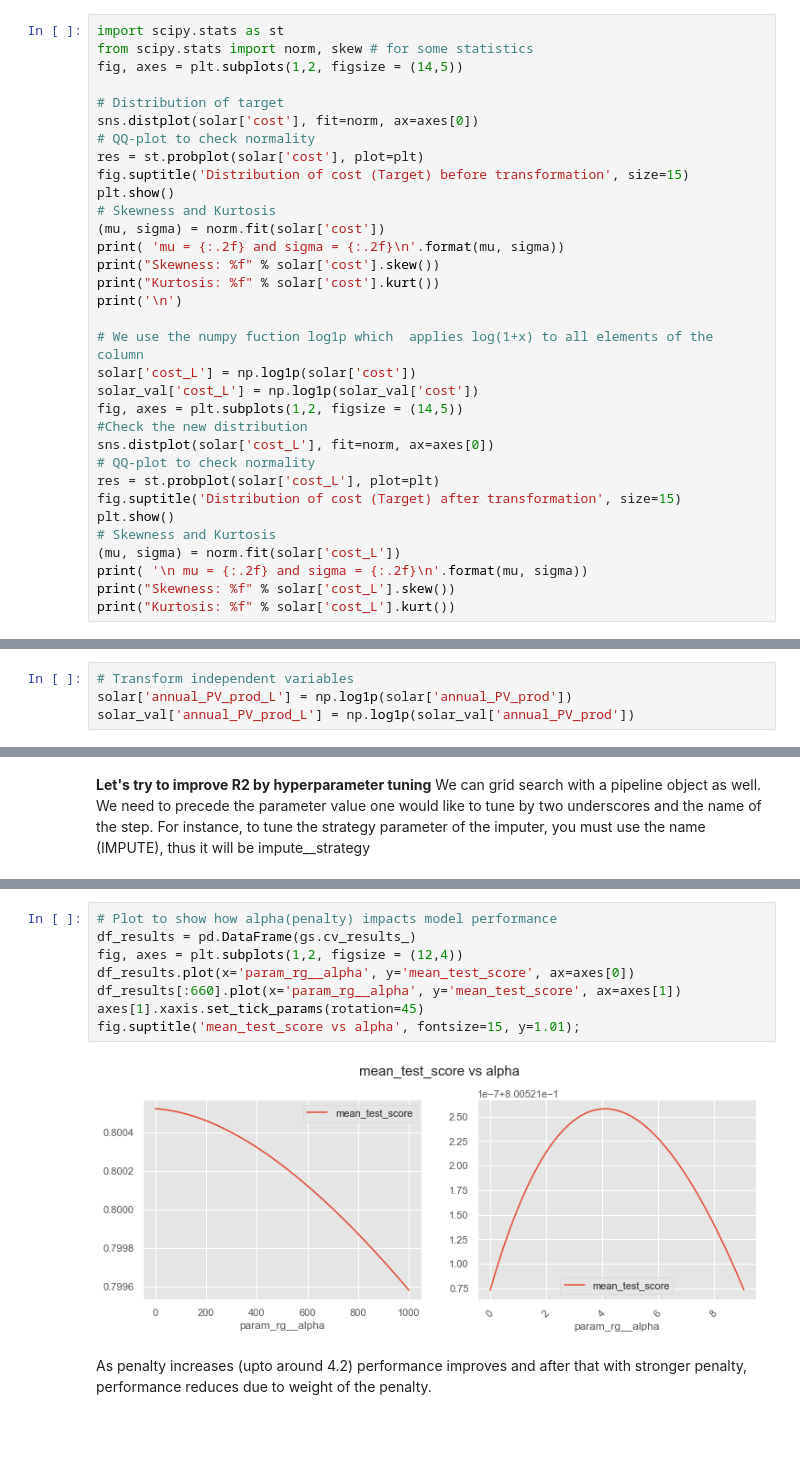
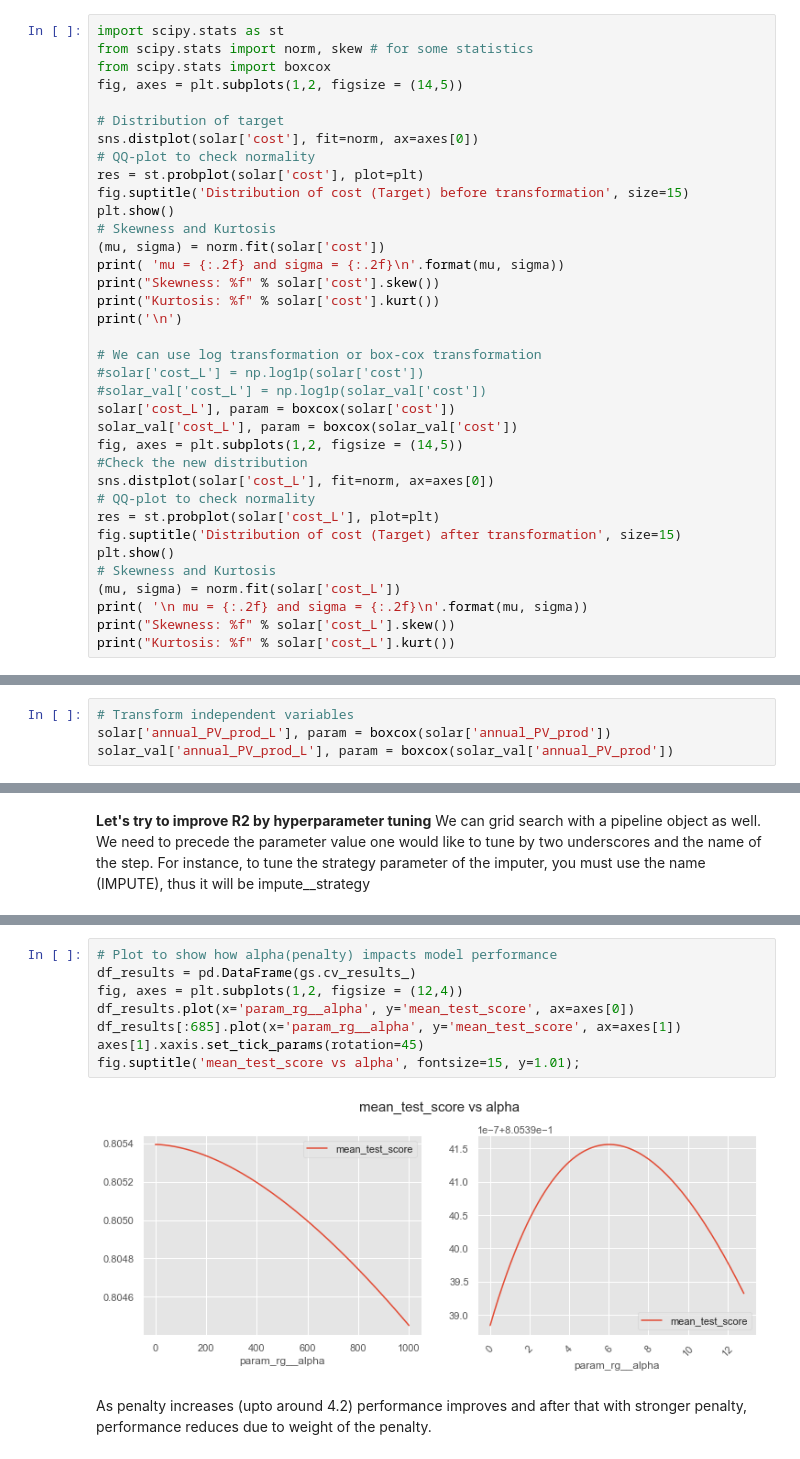
Before and after one commit to SayantanMitra87/Solar-Panel_Size_and_Cost_Prediction, a Jupyter notebook: Data_Analysis/Part 3. SolarPanel_Cost_Prediction_MLpipeline.ipynb, the cells around one changed output, grey strips where cells are left out. Drawn from its saved outputs; the diff is of its cells as text; blank space fills up the shorter version.

```diff
--- a/Data_Analysis/Part 3. SolarPanel_Cost_Prediction_MLpipeline.ipynb
+++ b/Data_Analysis/Part 3. SolarPanel_Cost_Prediction_MLpipeline.ipynb
@@ -159,6 +159,7 @@ solar_val.describe(include=['O']).T
 # %%
 import scipy.stats as st
 from scipy.stats import norm, skew # for some statistics
+from scipy.stats import boxcox
 fig, axes = plt.subplots(1,2, figsize = (14,5))
 
 # Distribution of target
@@ -174,9 +175,11 @@ print("Skewness: %f" % solar['cost'].skew())
 print("Kurtosis: %f" % solar['cost'].kurt())
 print('\n')
 
-# We use the numpy fuction log1p which  applies log(1+x) to all elements of the column
-solar['cost_L'] = np.log1p(solar['cost'])
-solar_val['cost_L'] = np.log1p(solar_val['cost'])
+# We can use log transformation or box-cox transformation
+#solar['cost_L'] = np.log1p(solar['cost'])
+#solar_val['cost_L'] = np.log1p(solar_val['cost'])
+solar['cost_L'], param = boxcox(solar['cost'])
+solar_val['cost_L'], param = boxcox(solar_val['cost'])
 fig, axes = plt.subplots(1,2, figsize = (14,5))
 #Check the new distribution
 sns.distplot(solar['cost_L'], fit=norm, ax=axes[0])
@@ -206,8 +209,8 @@ Kurtosis: 1.676708
 we know `annual_PV_prod` doesn't follow gaussian distribution from Part_1 notebook: data exploration.  For linear model, one of the assumption is to have predictors in the gaussian distribution. Thus, we need to transform annual_PV_prod (as it is a good predictor) feature into a gaussian distribution.
 # %%
 # Transform independent variables
-solar['annual_PV_prod_L'] = np.log1p(solar['annual_PV_prod'])
-solar_val['annual_PV_prod_L'] = np.log1p(solar_val['annual_PV_prod'])
+solar['annual_PV_prod_L'], param = boxcox(solar['annual_PV_prod'])
+solar_val['annual_PV_prod_L'], param = boxcox(solar_val['annual_PV_prod'])
 # %% [markdown]
 # 2.B. Column-wise relationship
 
@@ -362,13 +365,13 @@ Validation set cross-val score_R2: 0.8006, standard deviation: 0.002051
 # %%
 # Plot to show how alpha(penalty) impacts model performance
 df_results = pd.DataFrame(gs.cv_results_)
 fig, axes = plt.subplots(1,2, figsize = (12,4))
 df_results.plot(x='param_rg__alpha', y='mean_test_score', ax=axes[0])
-df_results[:660].plot(x='param_rg__alpha', y='mean_test_score', ax=axes[1])
+df_results[:685].plot(x='param_rg__alpha', y='mean_test_score', ax=axes[1])
 axes[1].xaxis.set_tick_params(rotation=45)
 fig.suptitle('mean_test_score vs alpha', fontsize=15, y=1.01);
 # %% [output]
-[figure, old version]
+[figure, new version]
 # %% [markdown]
 As penalty increases (upto around 4.2) performance improves and after that with stronger penalty, performance reduces due to weight of the penalty.
 # %% [markdown]
```
Also changed, not shown: parts of 4 cells of this notebook.
